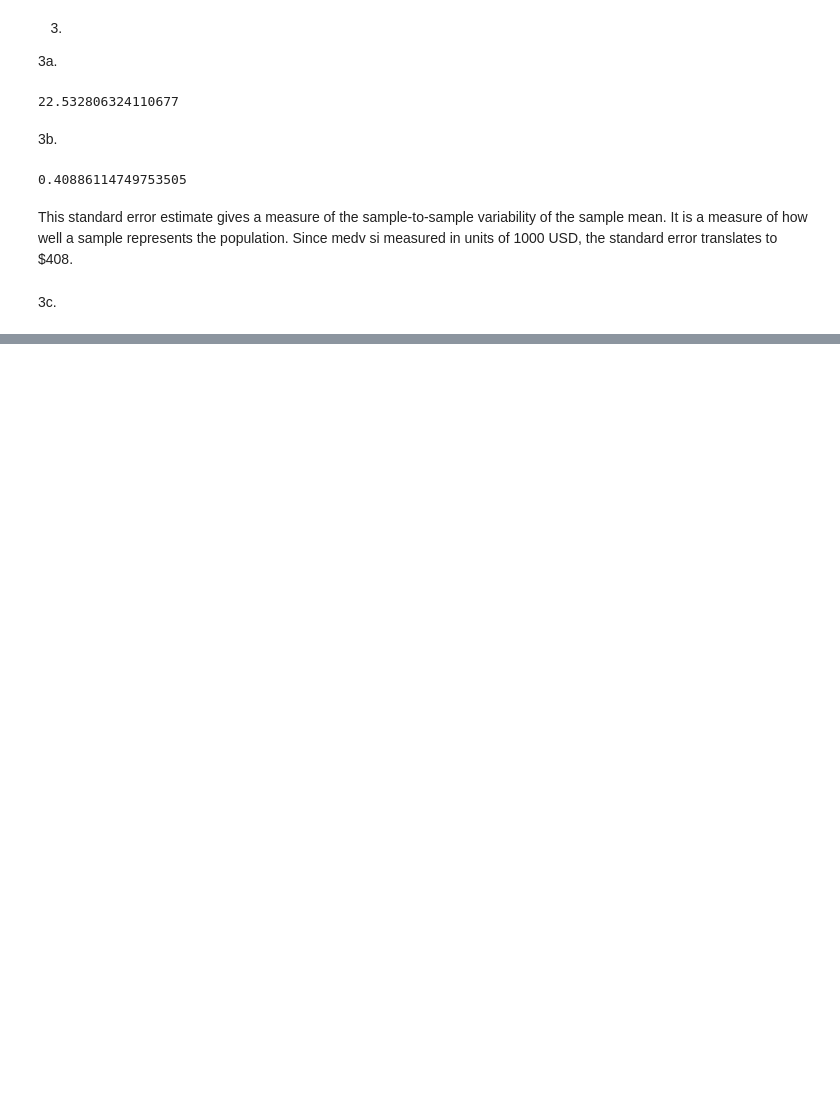
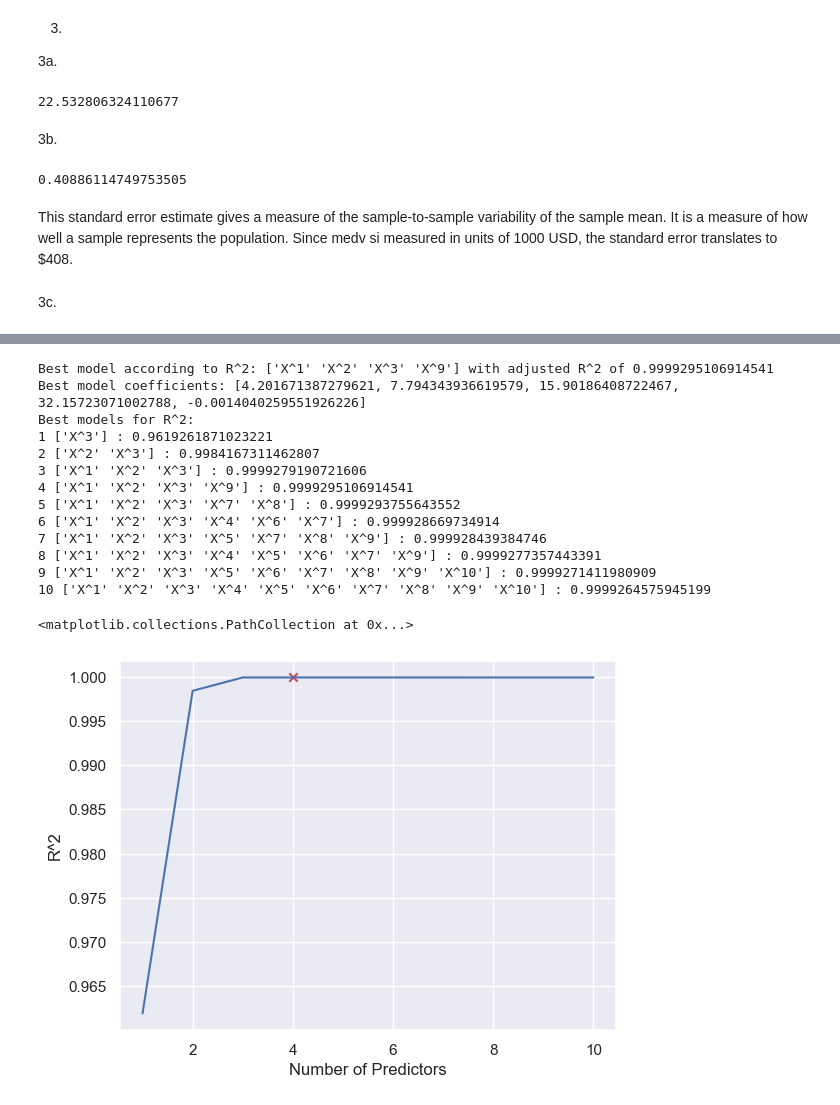
Before and after one commit to bhnord/CS4342, a Jupyter notebook: Assignment 4 Code/Assignment4.ipynb, the cells around one changed output, grey strips where cells are left out. Cells and saved outputs as stored; diff of their text form; code cells hidden in the pictures; blank space fills up the shorter version.

```diff
--- a/Assignment 4 Code/Assignment4.ipynb
+++ b/Assignment 4 Code/Assignment4.ipynb
@@ -212,0 +288,30 @@ Bootstrap standard error: 0.40467680001969836
+# %%
+best_sub, best_score, best_size, list_scores, best_coeff = best_subset_adj_r2(lm, powers, y, max_size=10, cv=5)
+print("Best model according to R^2:",powers.columns[list(best_sub)].values, "with adjusted R^2 of", best_score)
+print("Best model coefficients: {}".format(best_coeff))
+print("Best models for R^2:")
+for subset, score in zip(best_size, list_scores):
+    print(len(subset), powers.columns[list(subset)].values, ":", score)
+
+plt.plot(range(1,11), list_scores)
+plt.xlabel("Number of Predictors")
+plt.ylabel("R^2")
+xmax = list(range(1,11))[np.argmax(list_scores)]
+ymax = max(list_scores)
+plt.scatter(xmax, ymax, marker="x", c="r")
+# %% [output]
+Best model according to R^2: ['X^1' 'X^2' 'X^3' 'X^9'] with adjusted R^2 of 0.9999295106914541
+Best model coefficients: [4.201671387279621, 7.794343936619579, 15.90186408722467, 32.15723071002788, -0.0014040259551926226]
+Best models for R^2:
+1 ['X^3'] : 0.9619261871023221
+2 ['X^2' 'X^3'] : 0.9984167311462807
+3 ['X^1' 'X^2' 'X^3'] : 0.9999279190721606
+4 ['X^1' 'X^2' 'X^3' 'X^9'] : 0.9999295106914541
+5 ['X^1' 'X^2' 'X^3' 'X^7' 'X^8'] : 0.9999293755643552
+6 ['X^1' 'X^2' 'X^3' 'X^4' 'X^6' 'X^7'] : 0.999928669734914
+7 ['X^1' 'X^2' 'X^3' 'X^5' 'X^7' 'X^8' 'X^9'] : 0.999928439384746
+8 ['X^1' 'X^2' 'X^3' 'X^4' 'X^5' 'X^6' 'X^7' 'X^9'] : 0.9999277357443391
+9 ['X^1' 'X^2' 'X^3' 'X^5' 'X^6' 'X^7' 'X^8' 'X^9' 'X^10'] : 0.9999271411980909
+10 ['X^1' 'X^2' 'X^3' 'X^4' 'X^5' 'X^6' 'X^7' 'X^8' 'X^9' 'X^10'] : 0.9999264575945199
+<matplotlib.collections.PathCollection at 0x...>
+[figure, added]
```
Also changed, not shown: parts of 31 cells of this notebook.
